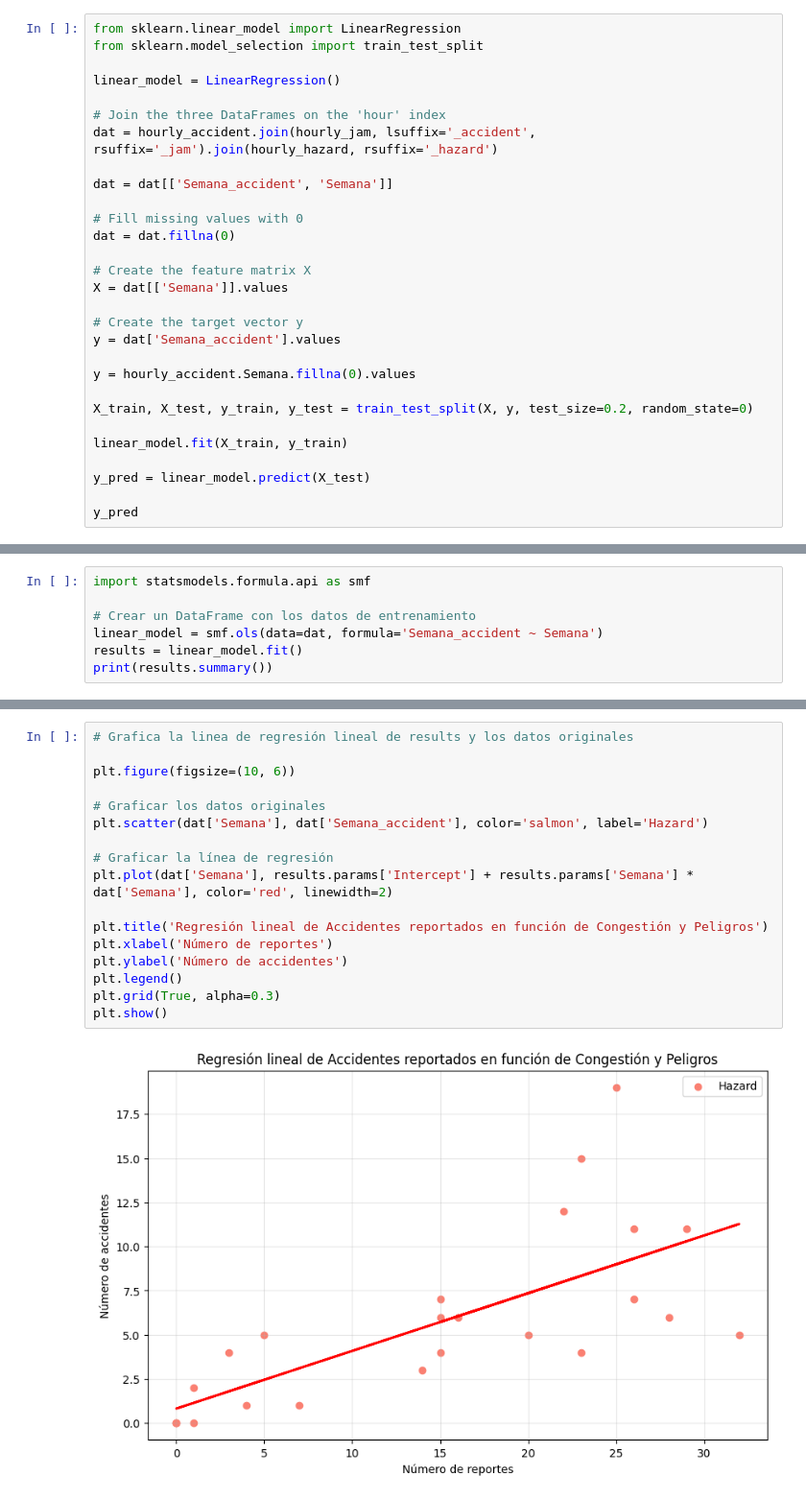
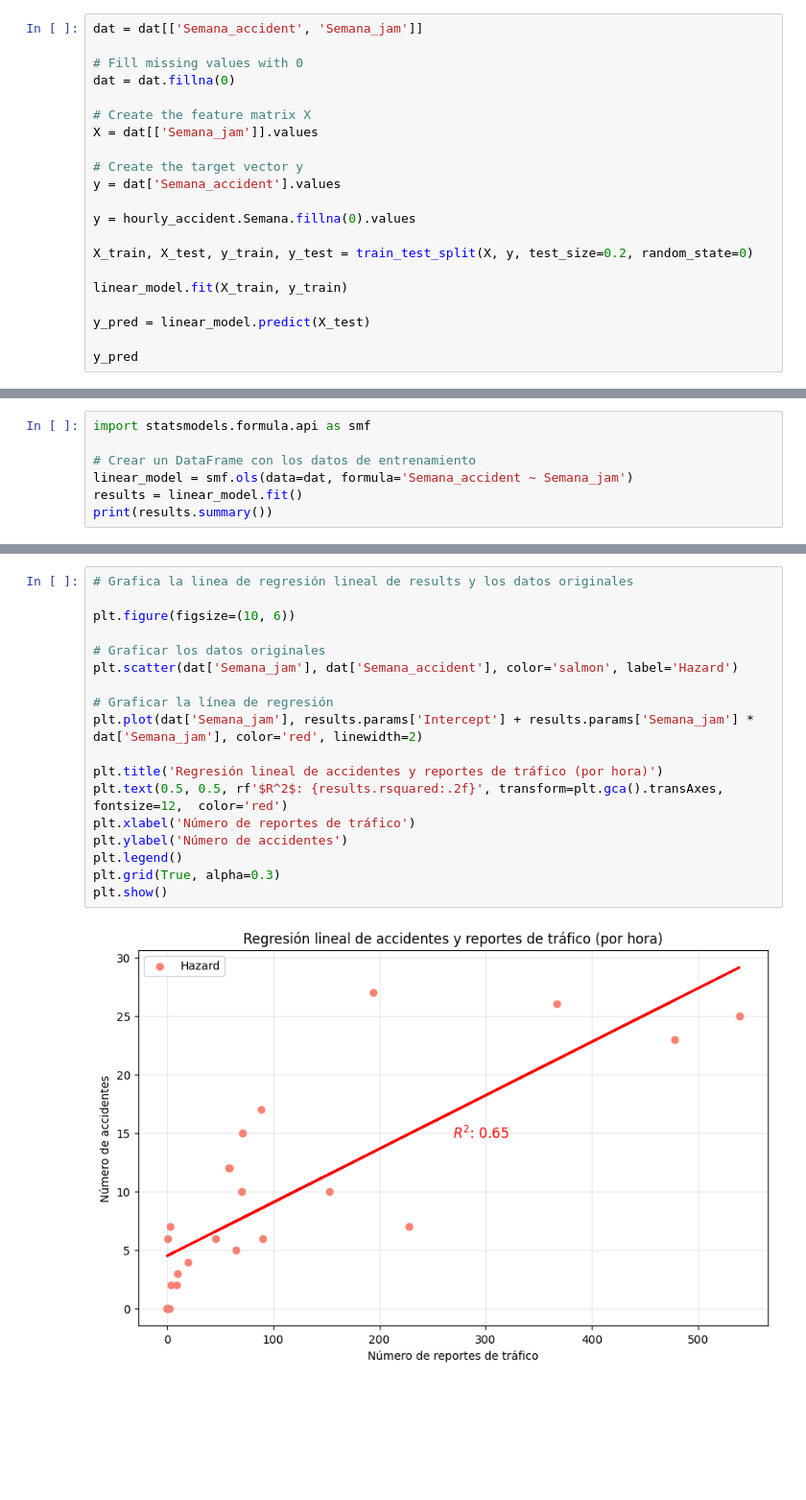
Before and after one commit to richardhapb/antof-traffic-client, a Jupyter notebook: ML.ipynb, the cells around one changed output, grey strips where cells are left out. Shown at 96% size. Cells and saved outputs as stored; diff of their text form; blank space fills up the shorter version.

```diff
--- a/ML.ipynb
+++ b/ML.ipynb
@@ -16,19 +47,11 @@ hourly_hazard = utils.hourly_group(hazard)
 # %%
-from sklearn.linear_model import LinearRegression
-from sklearn.model_selection import train_test_split
-
-linear_model = LinearRegression()
-
-# Join the three DataFrames on the 'hour' index
-dat = hourly_accident.join(hourly_jam, lsuffix='_accident', rsuffix='_jam').join(hourly_hazard, rsuffix='_hazard')
-
-dat = dat[['Semana_accident', 'Semana']]
+dat = dat[['Semana_accident', 'Semana_jam']]
 
 # Fill missing values with 0
 dat = dat.fillna(0)
 
 # Create the feature matrix X
-X = dat[['Semana']].values
+X = dat[['Semana_jam']].values
 
 # Create the target vector y
 y = dat['Semana_accident'].values
@@ -65,7 +88,7 @@ R^2 scores: [ 0.4834283   0.74689515 -5.68415147 -0.59514776 -0.19625884]
 import statsmodels.formula.api as smf
 
 # Crear un DataFrame con los datos de entrenamiento
-linear_model = smf.ols(data=dat, formula='Semana_accident ~ Semana')
+linear_model = smf.ols(data=dat, formula='Semana_accident ~ Semana_jam')
 results = linear_model.fit()
 print(results.summary())
 # %% [output]
@@ -95,19 +118,20 @@ dtype: float64
 # %%
 # Grafica la linea de regresión lineal de results y los datos originales
 
 plt.figure(figsize=(10, 6))
 
 # Graficar los datos originales
-plt.scatter(dat['Semana'], dat['Semana_accident'], color='salmon', label='Hazard')
+plt.scatter(dat['Semana_jam'], dat['Semana_accident'], color='salmon', label='Hazard')
 
 # Graficar la línea de regresión
-plt.plot(dat['Semana'], results.params['Intercept'] + results.params['Semana'] * dat['Semana'], color='red', linewidth=2)
+plt.plot(dat['Semana_jam'], results.params['Intercept'] + results.params['Semana_jam'] * dat['Semana_jam'], color='red', linewidth=2)
 
-plt.title('Regresión lineal de Accidentes reportados en función de Congestión y Peligros')
-plt.xlabel('Número de reportes')
+plt.title('Regresión lineal de accidentes y reportes de tráfico (por hora)')
+plt.text(0.5, 0.5, rf'$R^2$: {results.rsquared:.2f}', transform=plt.gca().transAxes, fontsize=12,  color='red')
+plt.xlabel('Número de reportes de tráfico')
 plt.ylabel('Número de accidentes')
 plt.legend()
 plt.grid(True, alpha=0.3)
 plt.show()
 # %% [output]
-[figure, old version]
+[figure, new version]
```
Also changed, not shown: parts of 10 cells of this notebook, 9 other files.
